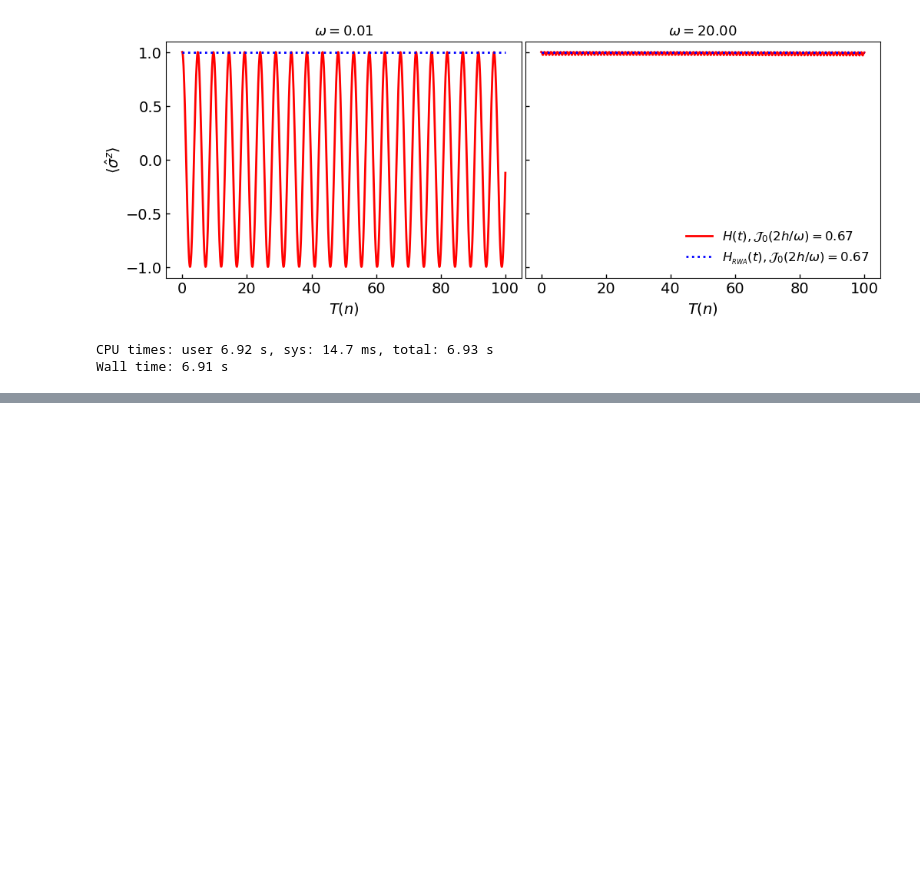
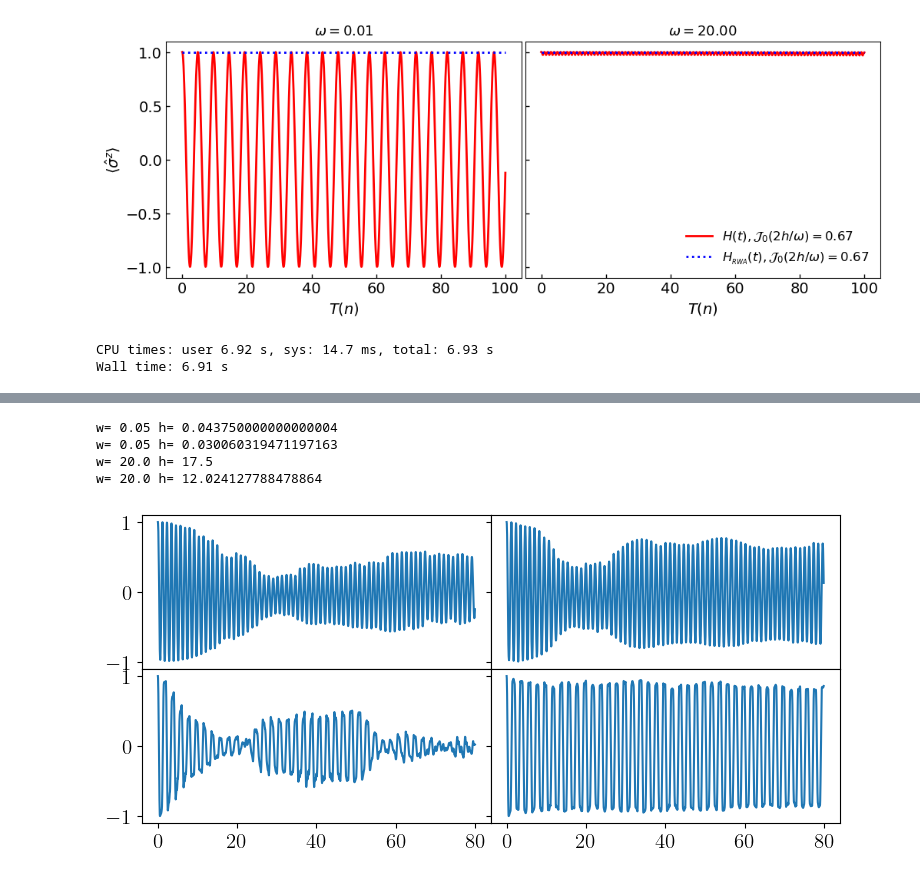
Before and after one commit to rahmahi/Chimera_Time_Crystal, a Jupyter notebook: chimera_codes_for_referee_etc/chimera_referee1/model_rwa.ipynb, the cells around one changed output, grey strips where cells are left out. Cells and saved outputs as stored; diff of their text form; code cells hidden in the pictures; blank space fills up the shorter version.

```diff
--- a/chimera_codes_for_referee_etc/chimera_referee1/model_rwa.ipynb
+++ b/chimera_codes_for_referee_etc/chimera_referee1/model_rwa.ipynb
@@ -288,0 +526,75 @@ Wall time: 6.11 s
+# %%
+%%time
+from qutip import *
+import numpy as np
+from scipy import signal
+import random
+import matplotlib.pyplot as plt
+from scipy.special import jn_zeros,jv
+from itertools import combinations
+from multiprocessing import Pool
+from tqdm import tqdm
+
+#from functions import *
+
+freezing_pts = jn_zeros(0, 5)
+plt.rcParams.update({"figure.figsize": (9, 4),"text.usetex": True,"font.family": "sans-serif",
+    "font.size": 15,"font.sans-serif": ["Helvetica"]})
+
+N = 8
+N1= int(N/2)
+N2= N-N1
+ea, eb = 0.03, 0.9
+
+lamb = 0.0
+lambd_x = lamb
+lambd_y = lamb
+
+ft = 10    # fontsize
+beta = 0.0
+
+opts = Options(nsteps=1e4, num_cpus=1, openmp_threads=1)
+
+h0 = 0.0
+ws = [0.05, 20.0]
+
+fig, axs = plt.subplots(2, 2, sharex=True, sharey=True)
+plt.subplots_adjust(wspace=0, hspace=0)
+sx,sy,sz = sigmax(), sigmay(), sigmaz()
+
+spinposition_A = 1
+
+i = spinposition_A
+id = qeye(2**i)
+dim12 = N-1-i
+id1 = qeye(2**dim12)
+sz_o = Qobj(tensor(id,tensor(sz,id1)).full())
+
+for l,w in enumerate(ws):
+    T = 2 * np.pi/w
+    times = np.linspace(0,80  * T, 2000, endpoint=False)
+    g = np.pi/T
+    Jvalue = 0.2/T
+    hs = [ w/4 * 3.5, freezing_pts[0] * w/4 ]
+
+    for k,h in enumerate(hs):
+        print('w=',w,'h=',h)
+        params = {'h0':0, 'h':h, 'omega':omega, 'N':N,'N1':N1,\
+                   'opts':opts, 'sz_o':sz_o, 'lambd_x':lambd_x,\
+                   'lambd_y':lambd_y, 'Jvalue':Jvalue,'beta':beta,\
+                   'g':g,'ea':ea,'eb':eb, 'times':times}
+        lbl = r"$H_{exact}$  " + fr"\mathcal{{J}}_(4h/\omega) = {jv(0,(4*h/w)):1.1f}"
+
+        data = run_exact(params)
+
+        szav = data[0]
+        axs[l][k].plot(times/T, szav)
+
+    #plt.legend()
+plt.show()
+# %% [output]
+w= 0.05 h= 0.043750000000000004
+w= 0.05 h= 0.030060319471197163
+w= 20.0 h= 17.5
+w= 20.0 h= 12.024127788478864
+[figure, added]
```
Also changed, not shown: parts of 6 cells of this notebook, 2 other files.
